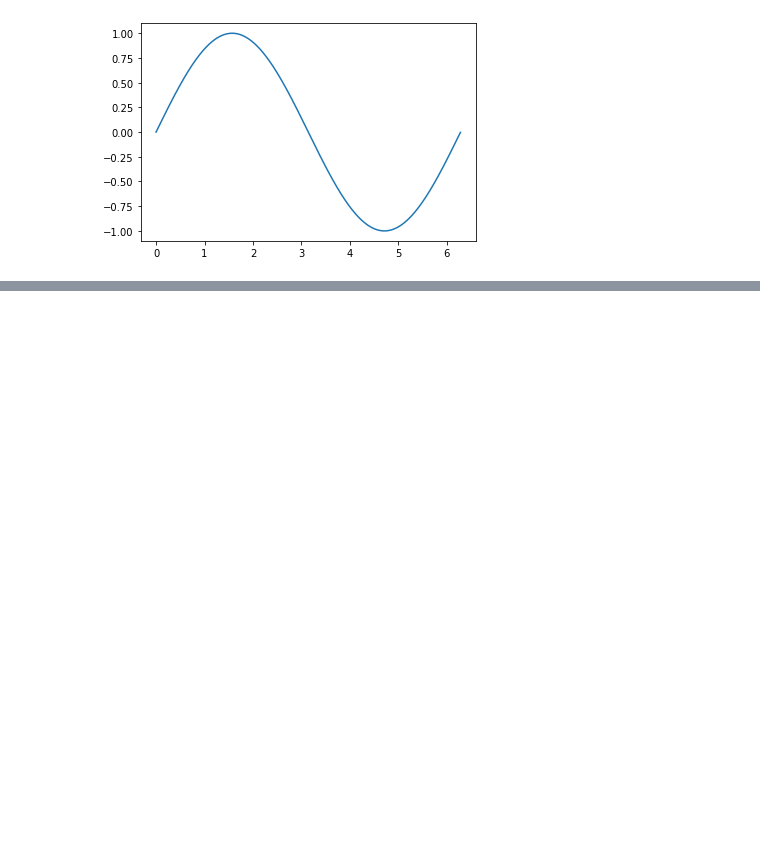
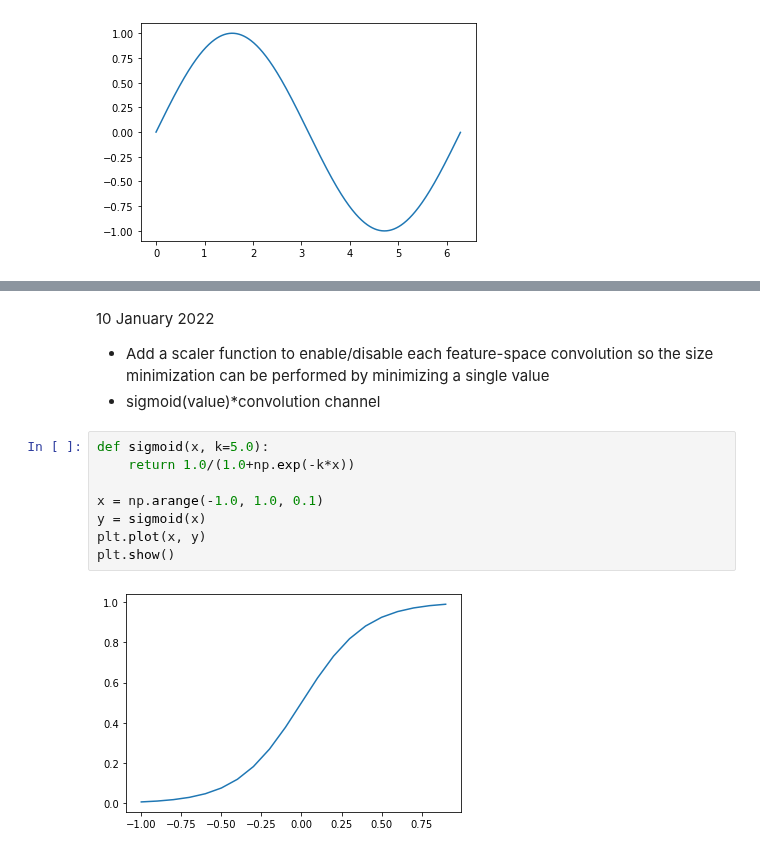
Before and after one commit to bhlarson/mllib, a Jupyter notebook: notebook/notes.ipynb, the cells around one changed output, grey strips where cells are left out. Cells and saved outputs as stored; diff of their text form; blank space fills up the shorter version.

```diff
--- a/notebook/notes.ipynb
+++ b/notebook/notes.ipynb
@@ -32,0 +443,14 @@ plt.show()
+# %% [markdown]
+10 January 2022
+- Add a scaler function to enable/disable each feature-space convolution so the size minimization can be performed by minimizing a single value
+- sigmoid(value)*convolution channel
+# %%
+def sigmoid(x, k=5.0):
+    return 1.0/(1.0+np.exp(-k*x))
+
+x = np.arange(-1.0, 1.0, 0.1)
+y = sigmoid(x)
+plt.plot(x, y)
+plt.show()
+# %% [output]
+[figure, added]
```
Also changed, not shown: parts of 6 cells of this notebook, 2 other files.
